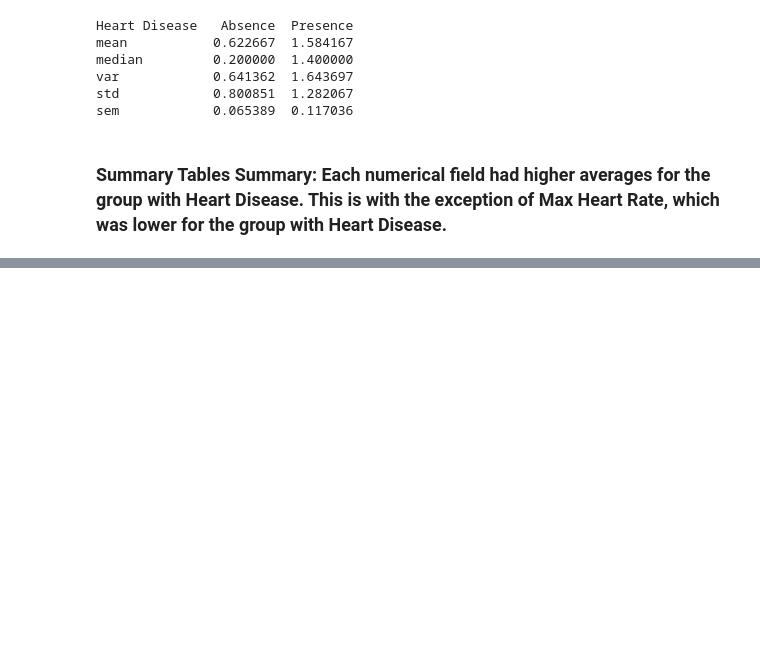
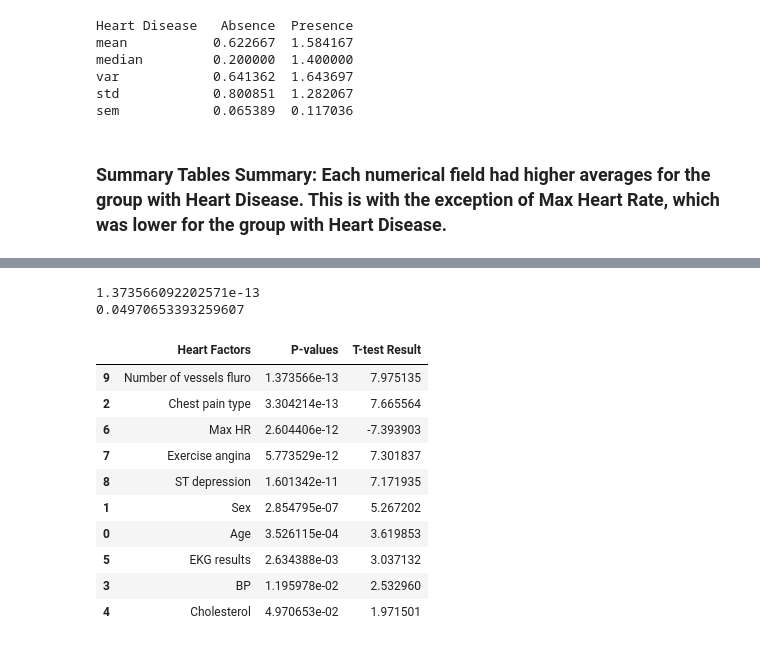
Before and after one commit to EmG3214/Project-1-Challenge, a Jupyter notebook: maincode.ipynb, the cells around one changed output, grey strips where cells are left out. Cells and saved outputs as stored; diff of their text form; code cells hidden in the pictures; blank space fills up the shorter version.

Commit message:
doing some t-tests

```diff
--- a/maincode.ipynb
+++ b/maincode.ipynb
@@ -169,5 +172,24 @@ sem            0.065389  0.117036
 
 #save each plot as an image
 # %%
+#Em Greene
 #Look at the relationship between Age, Sex, BP, Cholesterol, EKG results, Max HR, exercise angina, ST depression, number of vessels fluro
 #and each of their relationships to the presence or absence of Heart Disease
+
+#making 2 separate data frames in order to compare the data
+hd_df = heart_data[heart_data["Heart Disease"] == "Presence"]
+healthy_df = heart_data[heart_data["Heart Disease"] == "Absence"]
+
+heart_columns = hd_df.columns.tolist()
+heart_pvals = []
+heart_ttests = []
+
+for col in heart_columns:
+    try:
+        heart_stats = stats.ttest_ind(hd_df[col], healthy_df[col], equal_var=False)
+        print(f"{heart_stats[1]} is the p-value for {col} and {heart_stats[0]} is the t-test value")
+        heart_pvals.append(heart_stats[1])
+        heart_ttests.append(heart_stats[0])
+
+    except:
+        print(f"p-value not found for {col}")
@@ -173,0 +208,30 @@ sem            0.065389  0.117036
+# %%
+
+ #Adding a nan for the Heart Disease Column
+heart_columns.remove("Heart Disease")
+# %%
+
+pvals_list = pd.DataFrame({ "Heart Factors" : heart_columns,
+                           "P-values" : heart_pvals,
+                           "T-test Result": heart_ttests
+                           })
+
+
+print(pvals_list["P-values"].min())
+print(pvals_list["P-values"].max())
+
+pvals_list.sort_values(by = "P-values")
+# %% [output]
+1.373566092202571e-13
+0.04970653393259607
+|  | Heart Factors | P-values | T-test Result |
+| 9 | Number of vessels fluro | 1.373566e-13 | 7.975135 |
+| 2 | Chest pain type | 3.304214e-13 | 7.665564 |
+| 6 | Max HR | 2.604406e-12 | -7.393903 |
+| 7 | Exercise angina | 5.773529e-12 | 7.301837 |
+| 8 | ST depression | 1.601342e-11 | 7.171935 |
+| 1 | Sex | 2.854795e-07 | 5.267202 |
+| 0 | Age | 3.526115e-04 | 3.619853 |
+| 5 | EKG results | 2.634388e-03 | 3.037132 |
+| 3 | BP | 1.195978e-02 | 2.532960 |
+| 4 | Cholesterol | 4.970653e-02 | 1.971501 |
```
Also changed, not shown: parts of 5 cells of this notebook.
